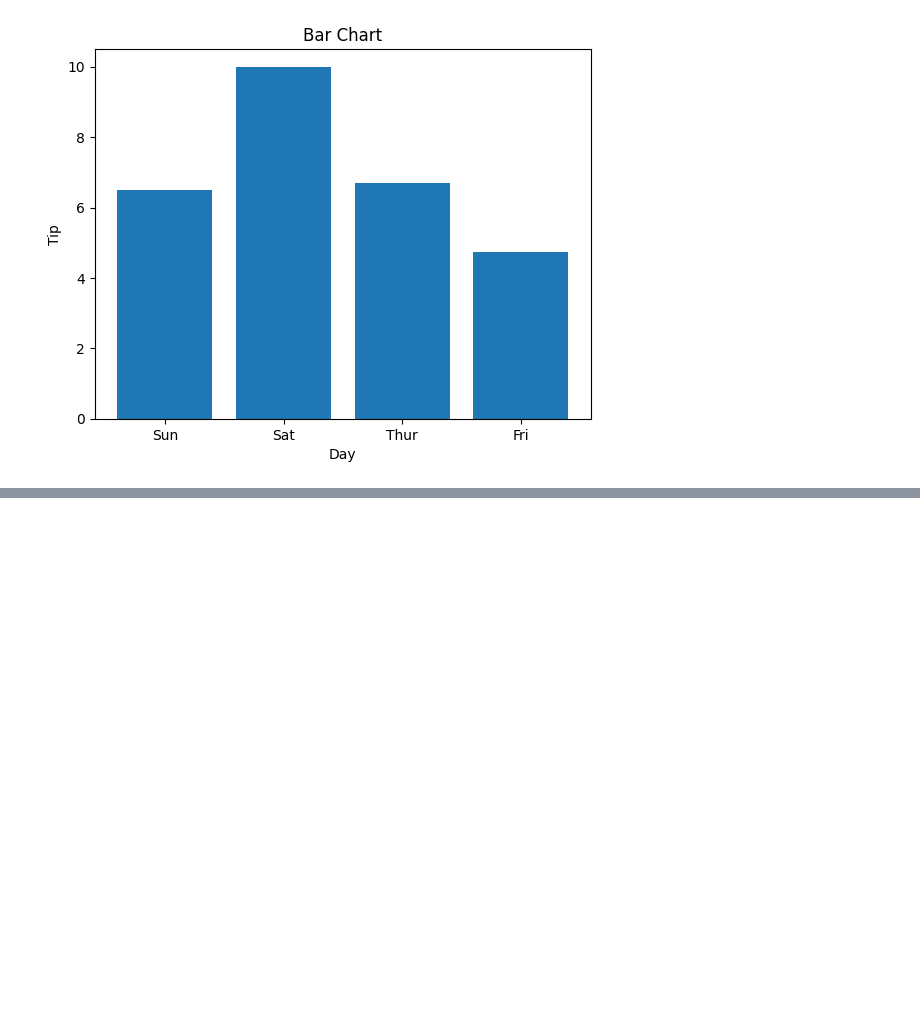
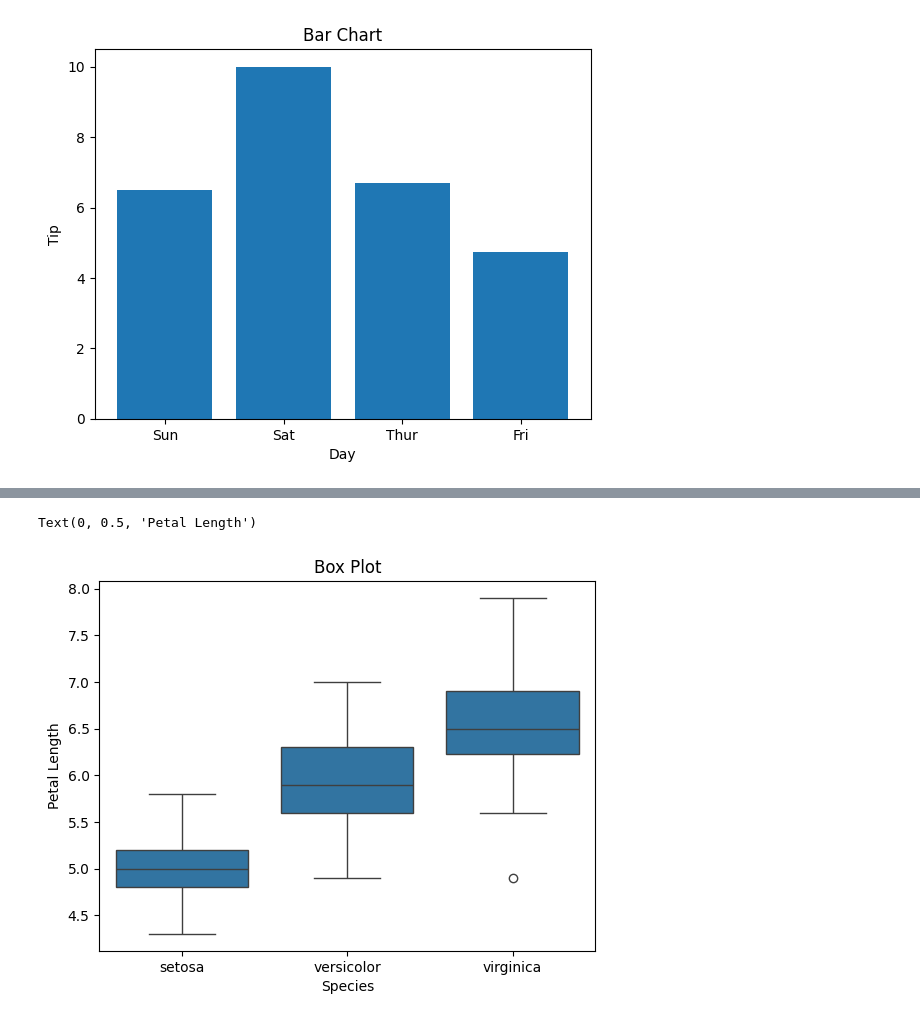
Before and after one commit to vikasgrg/Analytics, a Jupyter notebook: vgarg.ipynb, the cells around one changed output, grey strips where cells are left out. Saved outputs shown, nothing was run; the diff lists cells and outputs as text; code cells hidden in the pictures; blank space fills up the shorter version.

```diff
--- a/vgarg.ipynb
+++ b/vgarg.ipynb
@@ -30,0 +56,3 @@ plt.show()
+# %%
+data = sns.load_dataset('iris')
+data.head()
@@ -30,0 +66,8 @@ plt.show()
+# %%
+sns.boxplot(x = 'species', y = 'sepal_length', data = data)
+plt.title("Box Plot")
+plt.xlabel("Species")
+plt.ylabel("Petal Length")
+# %% [output]
+Text(0, 0.5, 'Petal Length')
+[figure, added]
```
Also changed, not shown: parts of 4 cells of this notebook.
